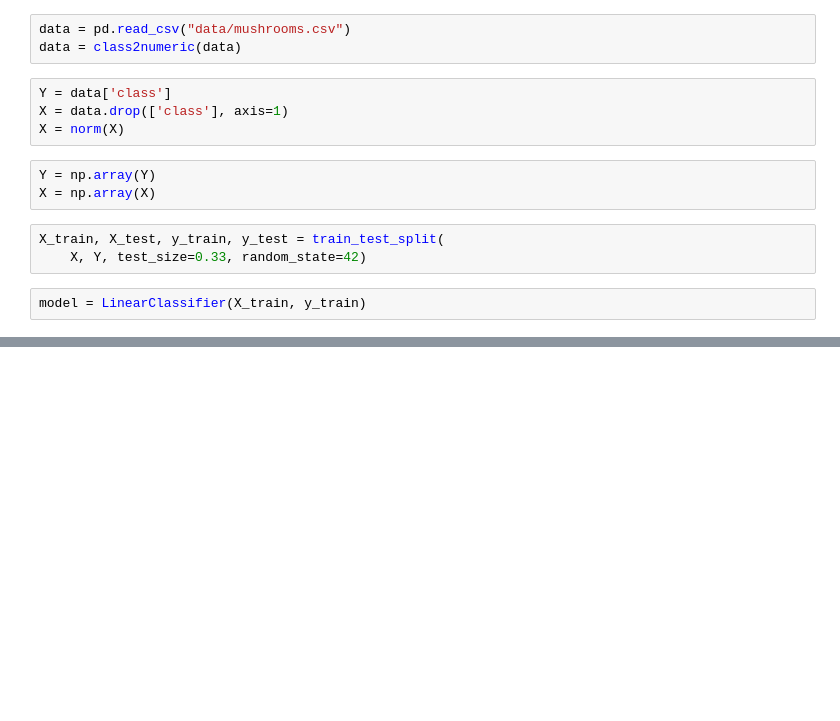
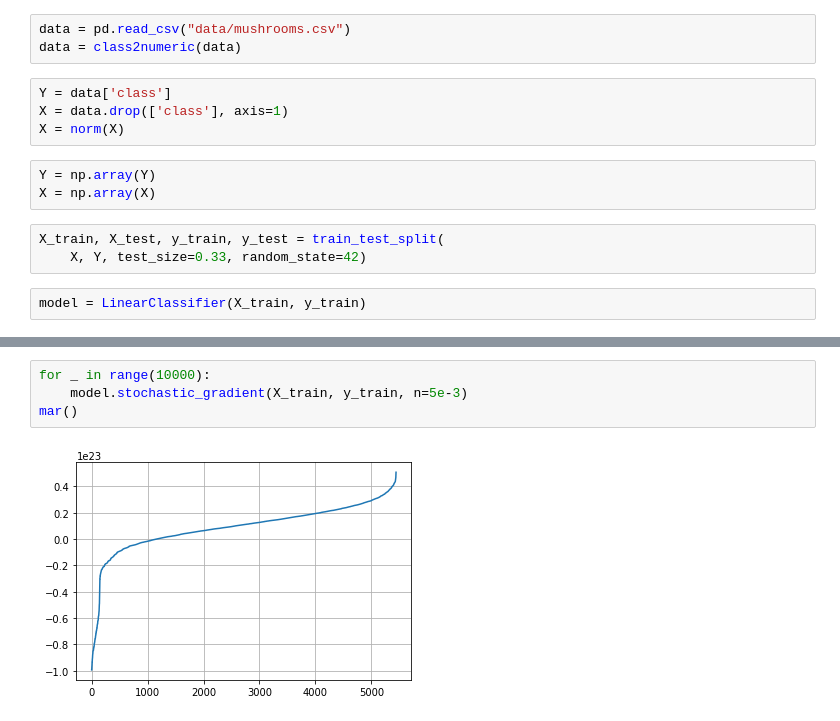
Before and after one commit to BabylenMagnus/EStraine, a Jupyter notebook: Test.ipynb, the cells around one changed output, grey strips where cells are left out. Drawn from its saved outputs; the diff is of its cells as text; blank space fills up the shorter version.

```diff
--- a/Test.ipynb
+++ b/Test.ipynb
@@ -128,0 +40,6 @@ ZeroDivisionError: integer division or modulo by zero
+# %%
+for _ in range(10000):
+    model.stochastic_gradient(X_train, y_train, n=5e-3)
+mar()
+# %% [output]
+[figure, added]
```
Also changed, not shown: parts of 24 cells of this notebook, 2 other files.
